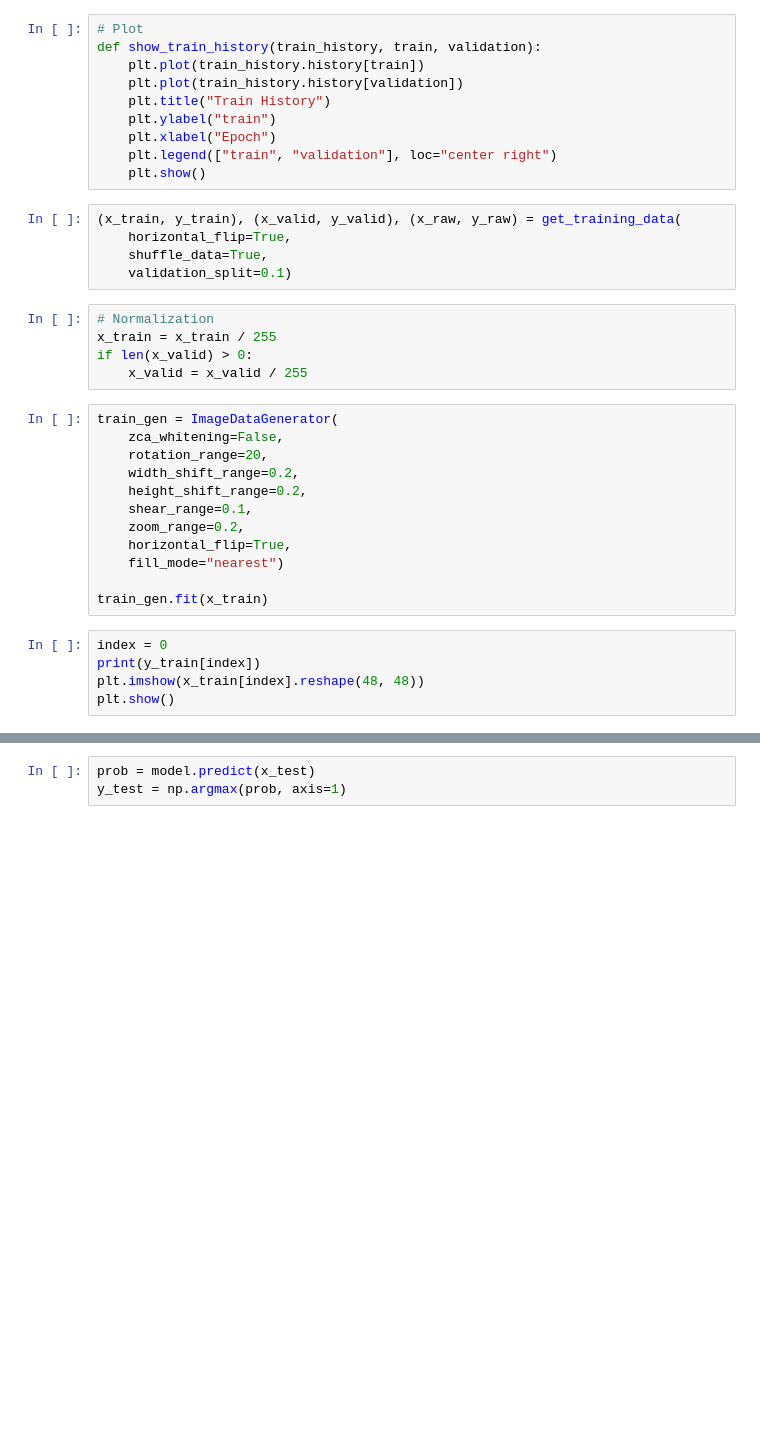
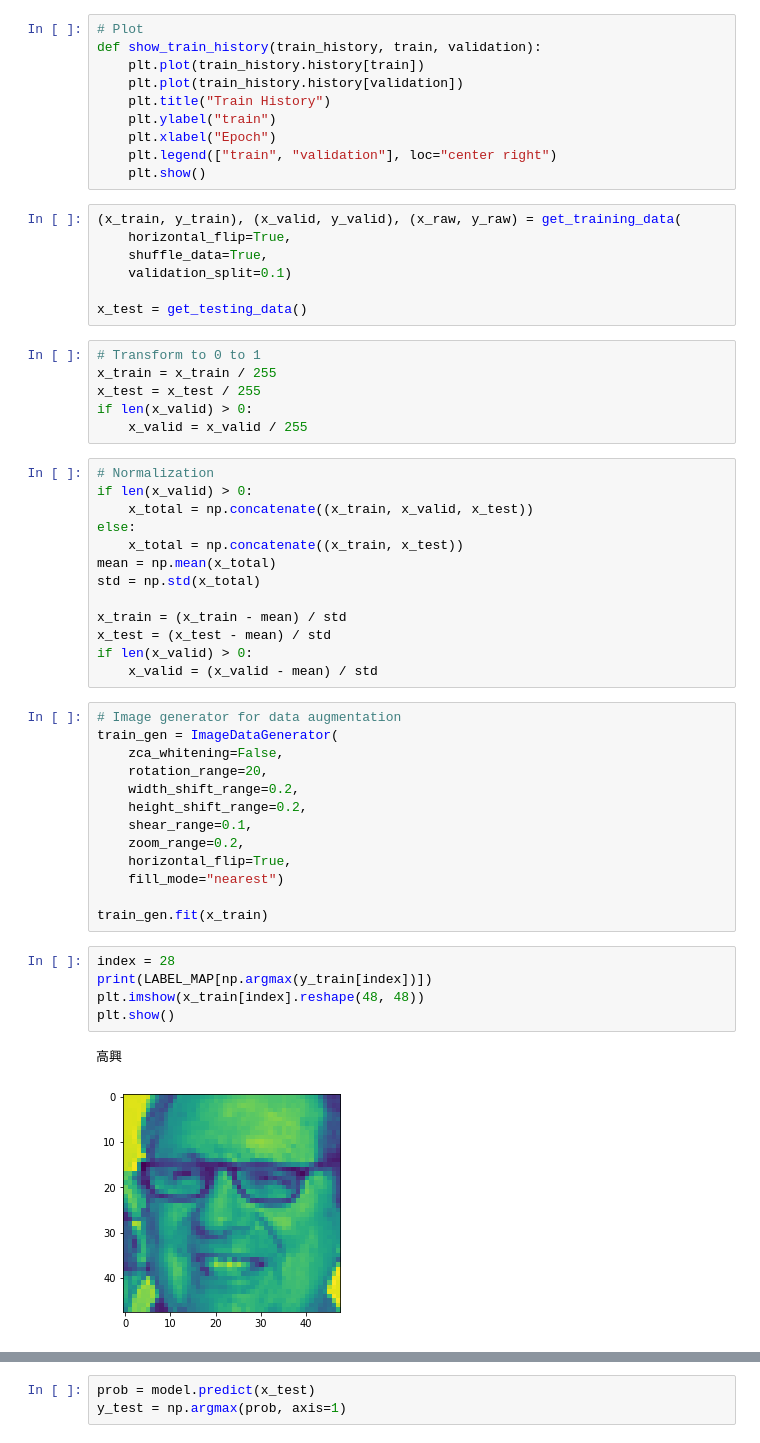
Before and after one commit to taiyingchen/ML2018SPRING, a Jupyter notebook: hw3/hw3_train.ipynb, the cells around one changed output, grey strips where cells are left out. Drawn from its saved outputs; the diff is of its cells as text; blank space fills up the shorter version.

Commit message:
hw3: Add normalization

```diff
--- a/hw3/hw3_train.ipynb
+++ b/hw3/hw3_train.ipynb
@@ -128,12 +126,29 @@ def show_train_history(train_history, train, validation):
     horizontal_flip=True,
     shuffle_data=True,
     validation_split=0.1)
+
+x_test = get_testing_data()
 # %%
-# Normalization
+# Transform to 0 to 1
 x_train = x_train / 255
+x_test = x_test / 255
 if len(x_valid) > 0:
     x_valid = x_valid / 255
+# %%
+# Normalization
+if len(x_valid) > 0:
+    x_total = np.concatenate((x_train, x_valid, x_test))
+else:
+    x_total = np.concatenate((x_train, x_test))
+mean = np.mean(x_total)
+std = np.std(x_total)
+
+x_train = (x_train - mean) / std
+x_test = (x_test - mean) / std
+if len(x_valid) > 0:
+    x_valid = (x_valid - mean) / std
 # %%
+# Image generator for data augmentation
 train_gen = ImageDataGenerator(
     zca_whitening=False,
     rotation_range=20,
@@ -146,8 +161,11 @@ train_gen = ImageDataGenerator(
 
 train_gen.fit(x_train)
 # %%
-index = 0
-print(y_train[index])
+index = 28
+print(LABEL_MAP[np.argmax(y_train[index])])
 plt.imshow(x_train[index].reshape(48, 48))
 plt.show()
+# %% [output]
+高興
+[figure, added]
 # %%
```
Also changed, not shown: parts of 14 cells of this notebook.
